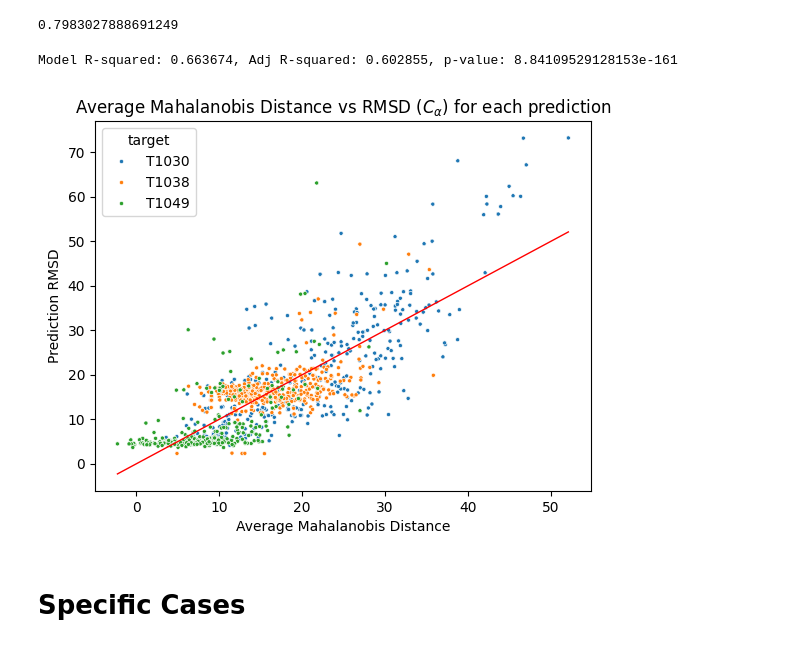
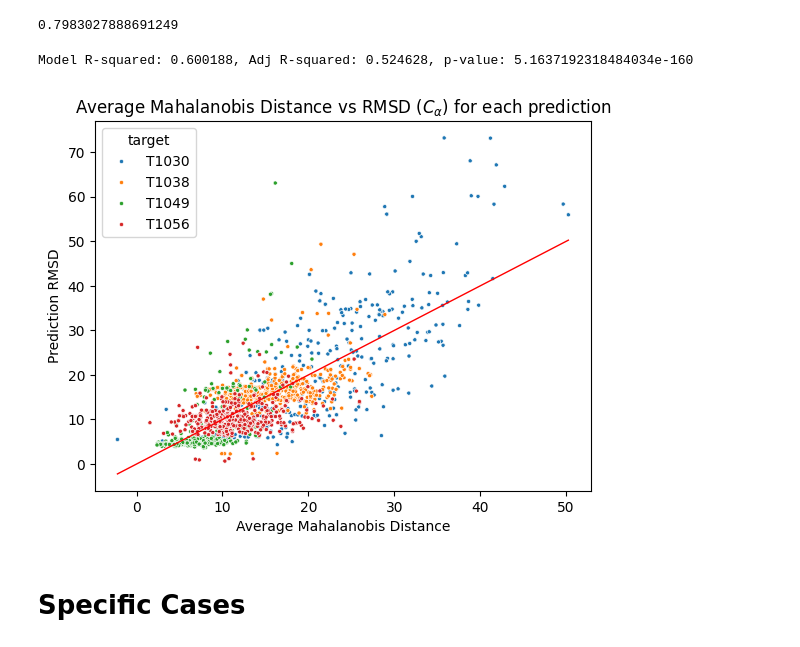
Before and after one commit to Musa-Azeem/protein-dihedral-visualization, a Jupyter notebook: multi-window.ipynb, the cells around one changed output. Saved outputs shown, nothing was run; the diff lists cells and outputs as text; code cells hidden in the pictures.

Commit message:
comp

```diff
--- a/multi-window.ipynb
+++ b/multi-window.ipynb
@@ -889,7 +889,7 @@ def plot_md_vs_rmsd_for_multiple(rmsd_lim=np.inf, md_lim_low=0, md_lim=np.inf):
     phi_psi_predictions = []
     xray_phi_psi = []
     results = []
-    for protein_id in ['T1038', 'T1030', 'T1049']:
+    for protein_id in ['T1038', 'T1030', 'T1049', 'T1056']:
         outdir_ = Path(f'tests/{protein_id}_win5-6')
         phi_psi_predictions.append(pd.read_csv(outdir_ / f'phi_psi_predictions_md-kmeans.csv'))
         xray_phi_psi.append(pd.read_csv(outdir_ / f'xray_phi_psi_md-kmeans.csv'))
@@ -922,39 +922,40 @@ def plot_md_vs_rmsd_for_multiple(rmsd_lim=np.inf, md_lim_low=0, md_lim=np.inf):
     Xs = []
     ys = []
     for target in group_maha.target.unique():
         view = group_maha[group_maha.target == target]
         X = np.array(view.mds.values.tolist())
         y = view.RMS_CA.values
 
         X = np.where(np.isnan(X), np.nanmean(X,axis=0), X)
         X[np.isnan(X)] = 0
-        # pad X to 200 if less
-        if X.shape[1] < 200:
-            X = np.pad(X, ((0,0),(0,200-X.shape[1])), 'constant', constant_values=0)
-        pca = PCA(n_components=200)
+        # pad X to n_comp if less
+        n_comp = 300
+        if X.shape[1] < n_comp:
+            X = np.pad(X, ((0,0),(0,n_comp-X.shape[1])), 'constant', constant_values=0)
+        pca = PCA(n_components=n_comp)
         X = pca.fit_transform(X)
         Xs.append(np.sort(X))
         ys.append(y)
 
     X = np.concatenate(Xs)
     y = np.concatenate(ys)
 
     X = sm.add_constant(X)
     model = sm.OLS(y, X).fit()
 
     group_maha['rms_pred'] = model.predict(X)
     fig, ax = plt.subplots()
     sns.scatterplot(data=group_maha, x='rms_pred', y='RMS_CA', ax=ax, marker='.', legend=True, hue='target')
     sns.regplot(data=group_maha, x='rms_pred', y='RMS_CA', ax=ax, ci=False, scatter=False, color='red', line_kws={'lw':1}, label='Regression Line')
     ax.set_xlabel('Average Mahalanobis Distance')
     ax.set_ylabel('Prediction RMSD')
     ax.set_title(r'Average Mahalanobis Distance vs RMSD ($C_{\alpha}$) for each prediction')
     print(f'Model R-squared: {model.rsquared:.6f}, Adj R-squared: {model.rsquared_adj:.6f}, p-value: {model.f_pvalue}')
 
 plot_md_vs_rmsd_for_multiple();
 # %% [output]
-Model R-squared: 0.663674, Adj R-squared: 0.602855, p-value: 8.84109529128153e-161
+Model R-squared: 0.600188, Adj R-squared: 0.524628, p-value: 5.1637192318484034e-160
-[figure, old version]
+[figure, new version]
 # %% [markdown]
 # Specific Cases
 # %%
```
